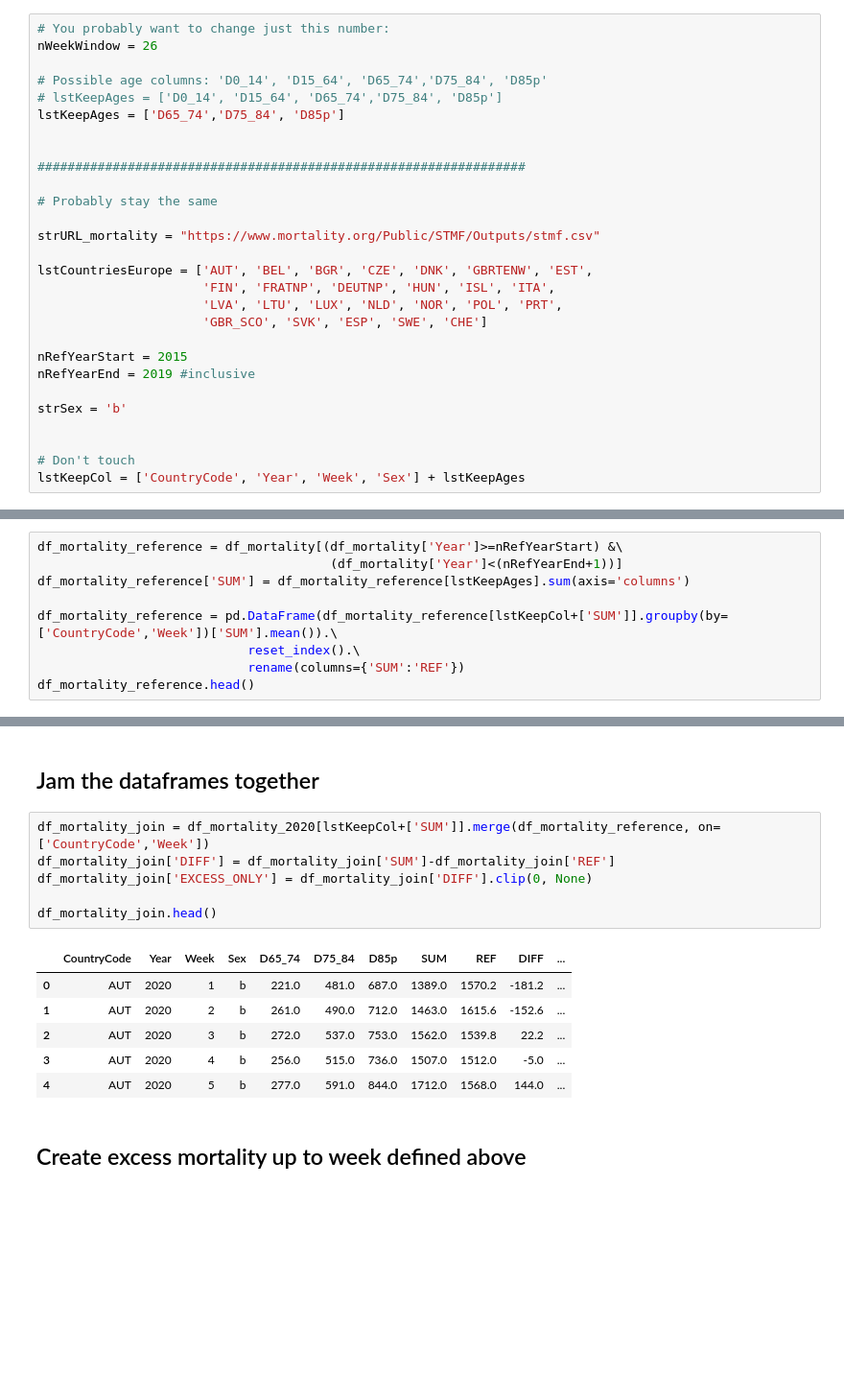
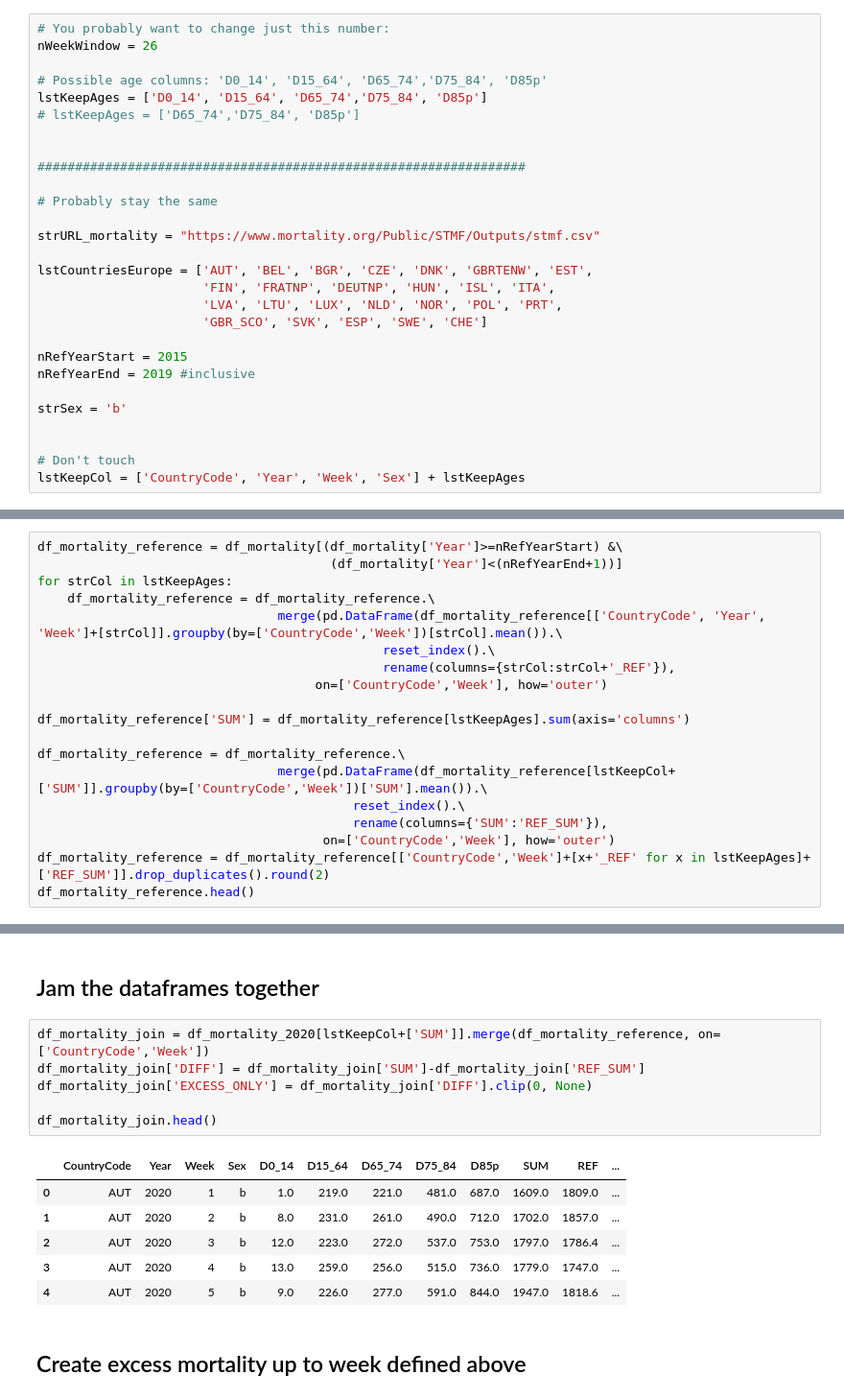
Before and after one commit to therealthaibinh/jupyter_notebooks, a Jupyter notebook: Excess_mortality_analysis.ipynb, the cells around one changed output, grey strips where cells are left out. Shown: that part at 96% size. Drawn from its saved outputs; the diff is of its cells as text; blank space fills up the shorter version.

Commit message:
Added validation columns per age group

```diff
--- a/Excess_mortality_analysis.ipynb
+++ b/Excess_mortality_analysis.ipynb
@@ -12,8 +12,8 @@ Country codes: https://www.mortality.org/cgi-bin/hmd/DataAvailability.php
 nWeekWindow = 26
 
 # Possible age columns: 'D0_14', 'D15_64', 'D65_74','D75_84', 'D85p'
-# lstKeepAges = ['D0_14', 'D15_64', 'D65_74','D75_84', 'D85p']
-lstKeepAges = ['D65_74','D75_84', 'D85p']
+lstKeepAges = ['D0_14', 'D15_64', 'D65_74','D75_84', 'D85p']
+# lstKeepAges = ['D65_74','D75_84', 'D85p']
 
 
 #################################################################
@@ -161,11 +161,21 @@ For each week, get the average value over the years that were defined above
 # %%
 df_mortality_reference = df_mortality[(df_mortality['Year']>=nRefYearStart) &\
                                        (df_mortality['Year']<(nRefYearEnd+1))]
+for strCol in lstKeepAges:
+    df_mortality_reference = df_mortality_reference.\
+                                merge(pd.DataFrame(df_mortality_reference[['CountryCode', 'Year', 'Week']+[strCol]].groupby(by=['CountryCode','Week'])[strCol].mean()).\
+                                              reset_index().\
+                                              rename(columns={strCol:strCol+'_REF'}),
+                                     on=['CountryCode','Week'], how='outer')
+
 df_mortality_reference['SUM'] = df_mortality_reference[lstKeepAges].sum(axis='columns')
 
-df_mortality_reference = pd.DataFrame(df_mortality_reference[lstKeepCol+['SUM']].groupby(by=['CountryCode','Week'])['SUM'].mean()).\
-                            reset_index().\
-                            rename(columns={'SUM':'REF'})
+df_mortality_reference = df_mortality_reference.\
+                                merge(pd.DataFrame(df_mortality_reference[lstKeepCol+['SUM']].groupby(by=['CountryCode','Week'])['SUM'].mean()).\
+                                          reset_index().\
+                                          rename(columns={'SUM':'REF_SUM'}),
+                                      on=['CountryCode','Week'], how='outer')
+df_mortality_reference = df_mortality_reference[['CountryCode','Week']+[x+'_REF' for x in lstKeepAges]+['REF_SUM']].drop_duplicates().round(2)
 df_mortality_reference.head()
 # %% [output]
 A value is trying to be set on a copy of a slice from a DataFrame.
@@ -182,17 +192,17 @@ See the caveats in the documentation: https://pandas.pydata.org/pandas-docs/stab
 ## Jam the dataframes together
 # %%
 df_mortality_join = df_mortality_2020[lstKeepCol+['SUM']].merge(df_mortality_reference, on=['CountryCode','Week'])
-df_mortality_join['DIFF'] = df_mortality_join['SUM']-df_mortality_join['REF']
+df_mortality_join['DIFF'] = df_mortality_join['SUM']-df_mortality_join['REF_SUM']
 df_mortality_join['EXCESS_ONLY'] = df_mortality_join['DIFF'].clip(0, None)
 
 df_mortality_join.head()
 # %% [output]
-|  | CountryCode | Year | Week | Sex | D65_74 | D75_84 | D85p | SUM | REF | DIFF | ... |
-| 0 | AUT | 2020 | 1 | b | 221.0 | 481.0 | 687.0 | 1389.0 | 1570.2 | -181.2 | ... |
-| 1 | AUT | 2020 | 2 | b | 261.0 | 490.0 | 712.0 | 1463.0 | 1615.6 | -152.6 | ... |
-| 2 | AUT | 2020 | 3 | b | 272.0 | 537.0 | 753.0 | 1562.0 | 1539.8 | 22.2 | ... |
-| 3 | AUT | 2020 | 4 | b | 256.0 | 515.0 | 736.0 | 1507.0 | 1512.0 | -5.0 | ... |
-| 4 | AUT | 2020 | 5 | b | 277.0 | 591.0 | 844.0 | 1712.0 | 1568.0 | 144.0 | ... |
+|  | CountryCode | Year | Week | Sex | D0_14 | D15_64 | D65_74 | D75_84 | D85p | SUM | REF | ... |
+| 0 | AUT | 2020 | 1 | b | 1.0 | 219.0 | 221.0 | 481.0 | 687.0 | 1609.0 | 1809.0 | ... |
+| 1 | AUT | 2020 | 2 | b | 8.0 | 231.0 | 261.0 | 490.0 | 712.0 | 1702.0 | 1857.0 | ... |
+| 2 | AUT | 2020 | 3 | b | 12.0 | 223.0 | 272.0 | 537.0 | 753.0 | 1797.0 | 1786.4 | ... |
+| 3 | AUT | 2020 | 4 | b | 13.0 | 259.0 | 256.0 | 515.0 | 736.0 | 1779.0 | 1747.0 | ... |
+| 4 | AUT | 2020 | 5 | b | 9.0 | 226.0 | 277.0 | 591.0 | 844.0 | 1947.0 | 1818.6 | ... |
 # %% [markdown]
 ## Create excess mortality up to week defined above
 # %%
```
Also changed, not shown: parts of 10 cells of this notebook.
